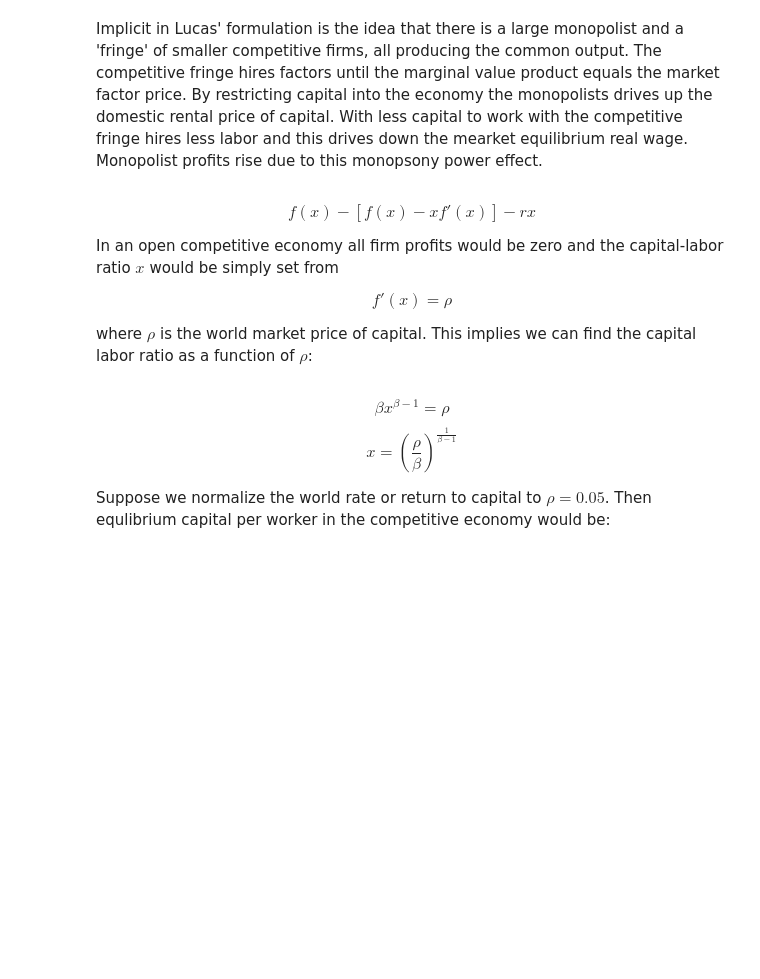
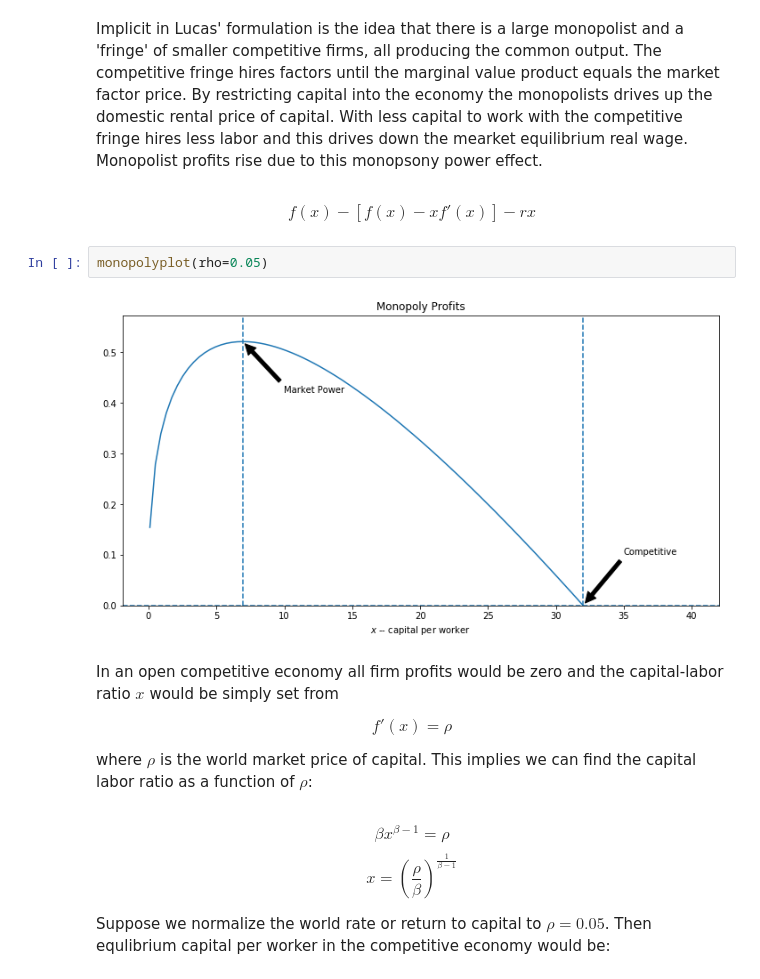
Before and after one commit to jhconning/Dev-II, a Jupyter notebook: notebooks/Lucas90.ipynb, the cells around one changed output. Drawn from its saved outputs; the diff is of its cells as text; blank space fills up the shorter version.

```diff
--- a/notebooks/Lucas90.ipynb
+++ b/notebooks/Lucas90.ipynb
@@ -195,9 +159,13 @@ $$f(x) - \left [{f(x)-xf'(x)} \right ] -rx$$
 Here (by Euler's Theorem) $f(x)-xf'(x)$ is the wage.
 # %% [markdown]
 Implicit in Lucas' formulation is the idea that there is a large monopolist and a 'fringe' of smaller competitive firms, all producing the common output.  The competitive fringe hires factors until the marginal value product equals the market factor price.  By restricting capital into the economy the monopolists drives up the domestic rental price of capital.  With less capital to work with the competitive fringe hires less labor and this drives down the mearket equilibrium real wage.  Monopolist profits rise due to this monopsony power effect.
+# %% [markdown]
+$$f(x) - \left [{f(x)-xf'(x)} \right ] -rx$$
+# %%
+monopolyplot(rho=0.05)
+# %% [output]
+[figure, added]
 # %% [markdown]
-$$f(x) - \left [{f(x)-xf'(x)} \right ] -rx$$
-
 In an open competitive economy all firm profits would be zero and the capital-labor ratio $x$ would be simply set from
 
 $$f'(x) = \rho$$
```
Also changed, not shown: parts of 31 cells of this notebook.
